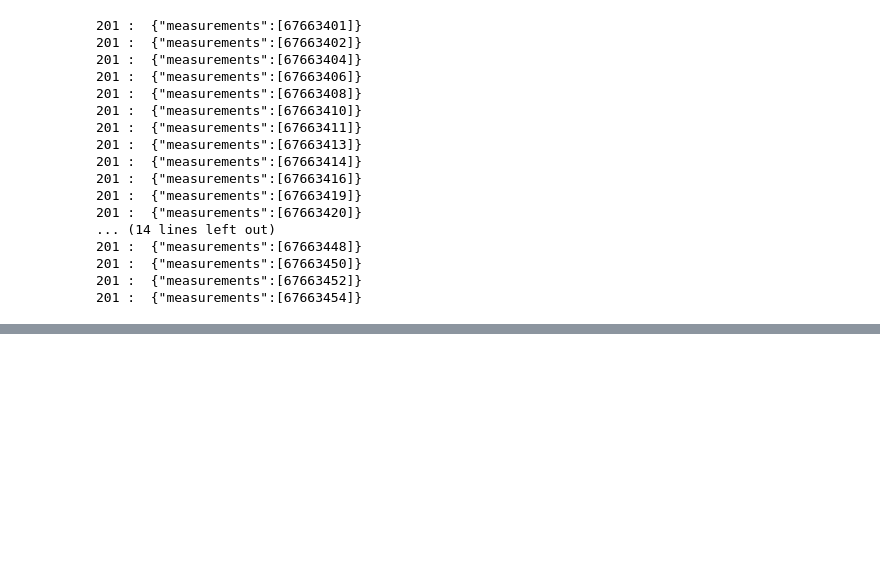
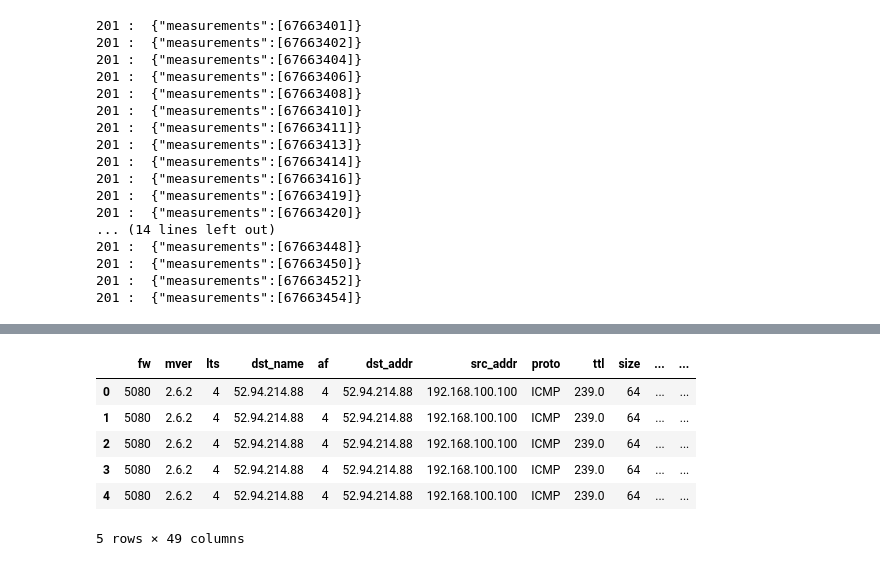
Before and after one commit to mpraski/cmb2023-assignment-3, a Jupyter notebook: assignment_three.ipynb, the cells around one changed output, grey strips where cells are left out. Drawn from its saved outputs; the diff is of its cells as text; code cells hidden in the pictures; blank space fills up the shorter version.

```diff
--- a/assignment_three.ipynb
+++ b/assignment_three.ipynb
@@ -457,0 +581,18 @@ traceroute_measurements = create_traceroute_measurements(all_filtered_probes, df
+# %%
+# Load probes dataframe
+all_filtered_probes_df = pd.read_csv('all_filtered_probes.csv')
+# %%
+all_filtered_probes_df.head()
+
+# Join the ping results with probes
+ping_results_joined_df = pd.merge(ping_results, all_filtered_probes_df, left_on='prb_id', right_on='id')
+# %%
+ping_results_joined_df.head()
+# %% [output]
+|  | fw | mver | lts | dst_name | af | dst_addr | src_addr | proto | ttl | size | ... | ... |
+| 0 | 5080 | 2.6.2 | 4 | 52.94.214.88 | 4 | 52.94.214.88 | 192.168.100.100 | ICMP | 239.0 | 64 | ... | ... |
+| 1 | 5080 | 2.6.2 | 4 | 52.94.214.88 | 4 | 52.94.214.88 | 192.168.100.100 | ICMP | 239.0 | 64 | ... | ... |
+| 2 | 5080 | 2.6.2 | 4 | 52.94.214.88 | 4 | 52.94.214.88 | 192.168.100.100 | ICMP | 239.0 | 64 | ... | ... |
+| 3 | 5080 | 2.6.2 | 4 | 52.94.214.88 | 4 | 52.94.214.88 | 192.168.100.100 | ICMP | 239.0 | 64 | ... | ... |
+| 4 | 5080 | 2.6.2 | 4 | 52.94.214.88 | 4 | 52.94.214.88 | 192.168.100.100 | ICMP | 239.0 | 64 | ... | ... |
+5 rows × 49 columns
```
Also changed, not shown: parts of 11 cells of this notebook, 1 other file.
